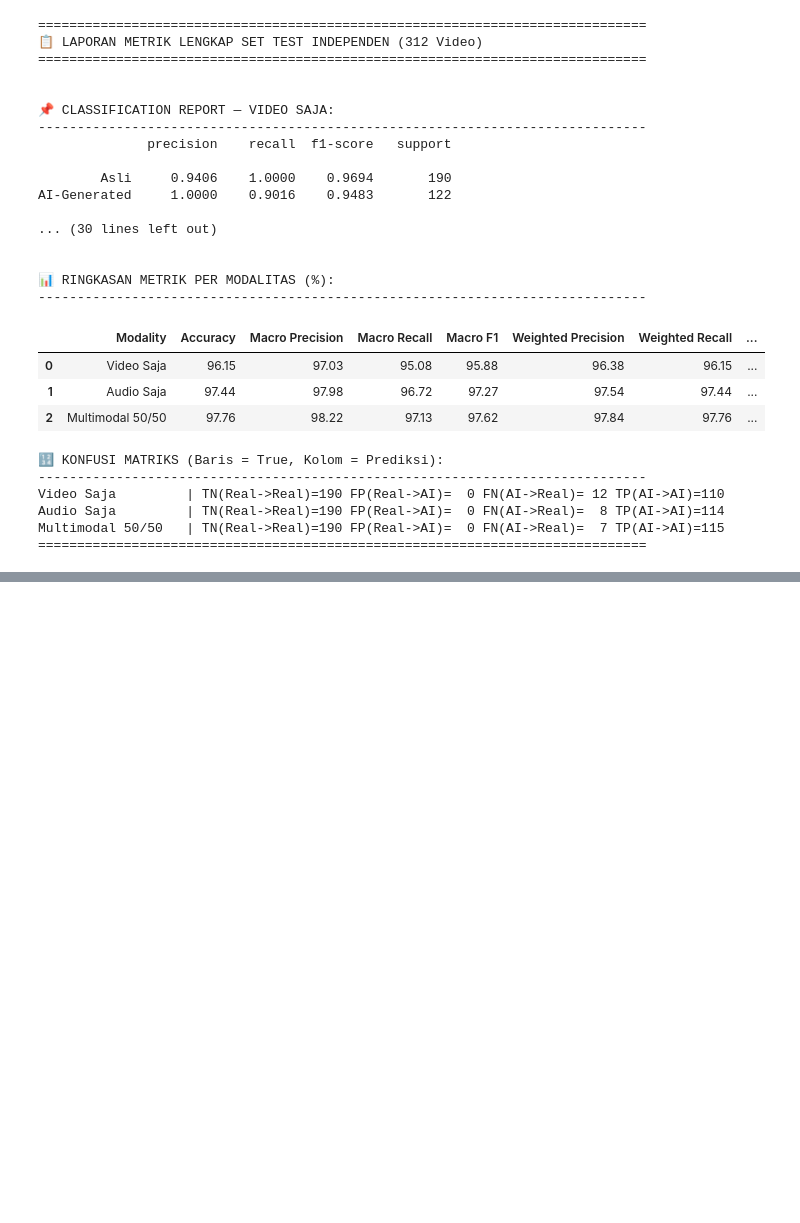
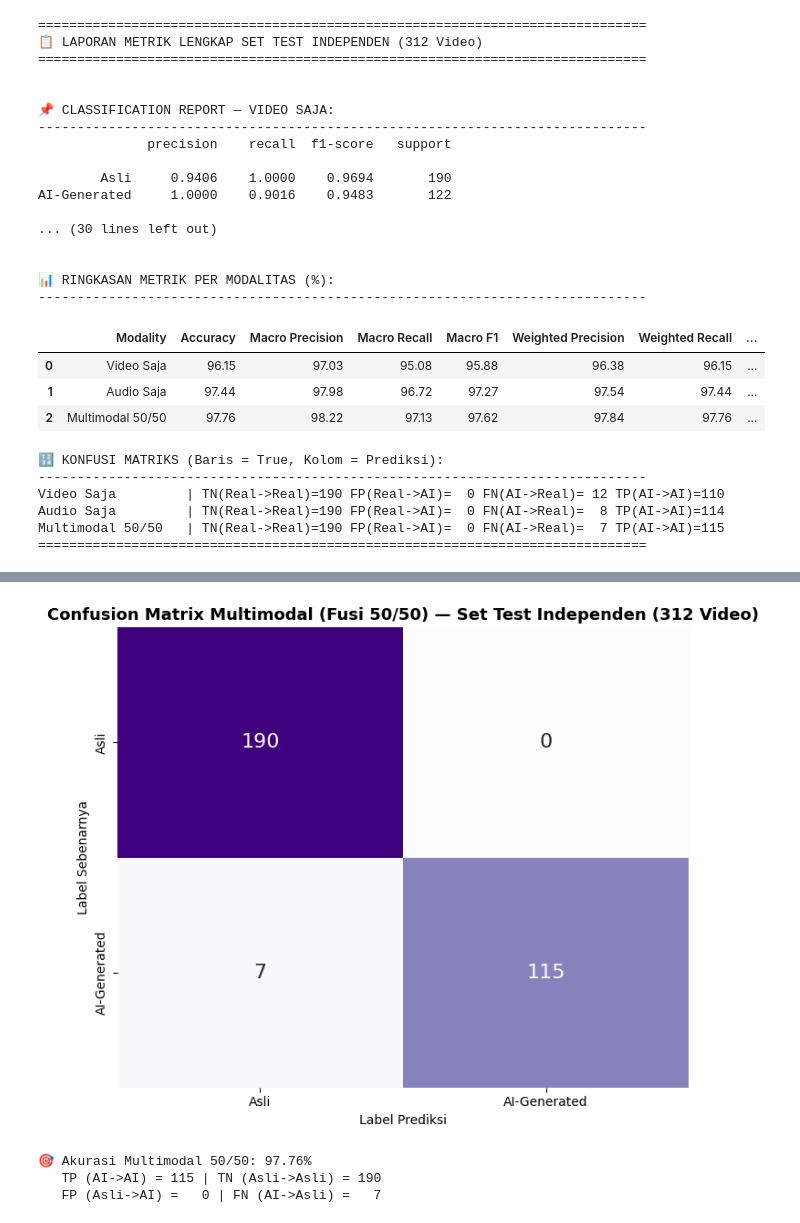
Before and after one commit to putrahadiyanto/mancing-tipu, a Jupyter notebook: notebook/revision1/kfold_multimodal_evaluation_v2.ipynb, the cells around one changed output, grey strips where cells are left out. Saved outputs shown, nothing was run; the diff lists cells and outputs as text; code cells hidden in the pictures; blank space fills up the shorter version.

```diff
--- a/notebook/revision1/kfold_multimodal_evaluation_v2.ipynb
+++ b/notebook/revision1/kfold_multimodal_evaluation_v2.ipynb
@@ -992,3 +1027,31 @@ Multimodal 50/50   | TN(Real->Real)=190 FP(Real->AI)=  0 FN(AI->Real)=  7 TP(AI-
+# %%
+# 13E. 📊 CONFUSION MATRIX MULTIMODAL (Fusi 50/50)
+if len(y_pred_test) > 0:
+    y_pred_fusion = y_pred_test
+
+    cm = confusion_matrix(y_true_test, y_pred_fusion, labels=[0, 1])
+    fig, ax = plt.subplots(figsize=(7, 6))
+    sns.heatmap(cm, annot=True, fmt="d", cmap="Purples", cbar=False, ax=ax,
+                xticklabels=DISPLAY_LABELS, yticklabels=DISPLAY_LABELS,
+                annot_kws={"size": 16})
+    ax.set_title("Confusion Matrix Multimodal (Fusi 50/50) — Set Test Independen (312 Video)",
+                 fontsize=13, fontweight="bold")
+    ax.set_xlabel("Label Prediksi")
+    ax.set_ylabel("Label Sebenarnya")
+    plt.tight_layout()
+    plt.show()
+
+    acc = accuracy_score(y_true_test, y_pred_fusion)
+    print(f"🎯 Akurasi Multimodal 50/50: {acc*100:.2f}%")
+    print(f"   TP (AI->AI) = {cm[1,1]:>3} | TN (Asli->Asli) = {cm[0,0]:>3}")
+    print(f"   FP (Asli->AI) = {cm[0,1]:>3} | FN (AI->Asli) = {cm[1,0]:>3}")
+else:
+    print("⚠️ Jalankan Cell 13 terlebih dahulu agar probabilitas per modalitas tersedia!")
+# %% [output]
+[figure, added]
+🎯 Akurasi Multimodal 50/50: 97.76%
+   TP (AI->AI) = 115 | TN (Asli->Asli) = 190
+   FP (Asli->AI) =   0 | FN (AI->Asli) =   7
 # %%
 # 14. Single Video Multimodal Prediction Helper Function
 def predict_multimodal_single_video(video_path, weight_video=0.5, weight_audio=0.5):
```
Also changed, not shown: parts of 1 cell of this notebook.
